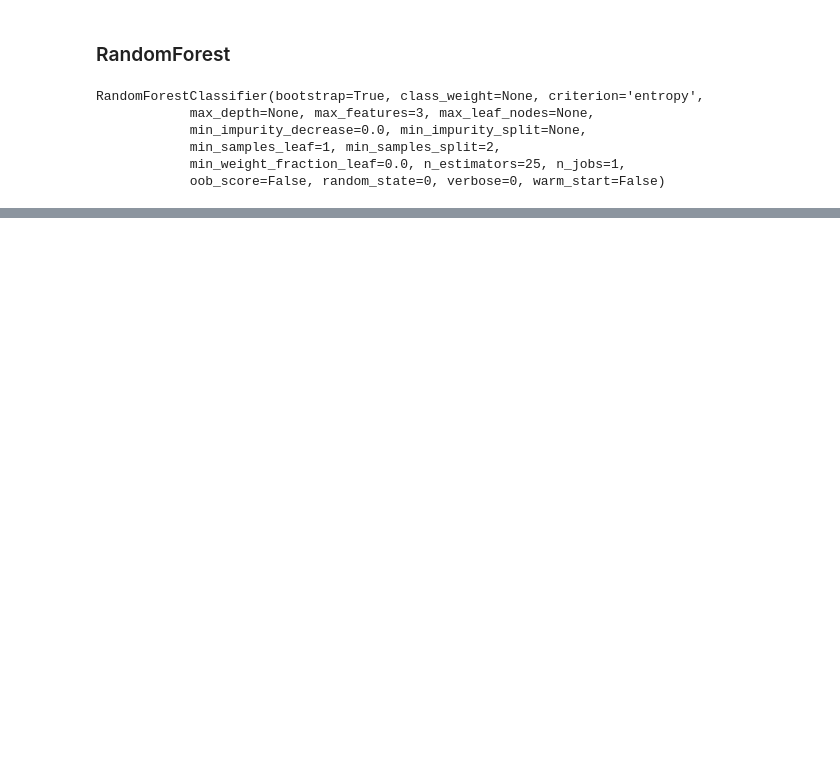
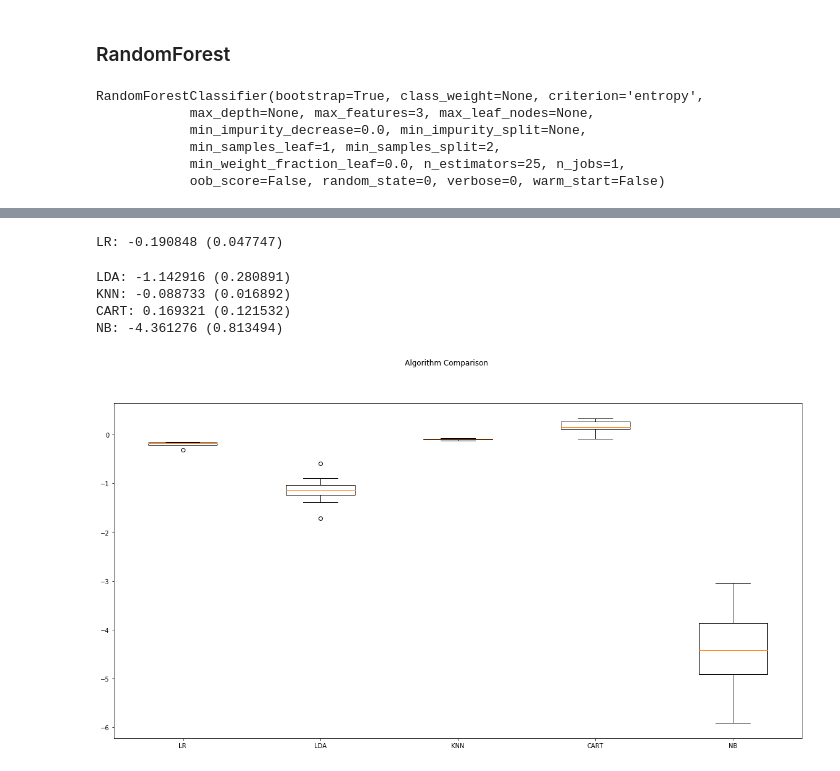
Before and after one commit to aahana-khajanchi/AdavancedDataScience-1, a Jupyter notebook: Assignment2/Part 4 - Prediction algorithms/PredictionAlgo-Copy1.ipynb, the cells around one changed output, grey strips where cells are left out. Saved outputs shown, nothing was run; the diff lists cells and outputs as text; code cells hidden in the pictures; blank space fills up the shorter version.

```diff
--- a/Assignment2/Part 4 - Prediction algorithms/PredictionAlgo-Copy1.ipynb
+++ b/Assignment2/Part 4 - Prediction algorithms/PredictionAlgo-Copy1.ipynb
@@ -629,0 +676,13 @@ array([[ 0,  1,  1, ...,  0,  0,  0],
+# %%
+# design network
+model = Sequential()
+model.add(LSTM(50, input_shape=(train_X.shape[1], train_X.shape[2])))
+model.add(Dense(1))
+model.compile(loss='mae', optimizer='adam')
+# fit network
+history = model.fit(train_X, train_y, epochs=10, batch_size=12, validation_data=(test_X, test_y), verbose=2, shuffle=False)
+# plot history
+plt.plot(history.history['loss'], label='train')
+plt.plot(history.history['val_loss'], label='test')
+plt.legend()
+plt.show()
@@ -629,0 +708,6 @@ array([[ 0,  1,  1, ...,  0,  0,  0],
+# %%
+validation_size = 0.20
+X = data[my_cols].values
+y = data['Appliances']
+seed = 7
+X_train, X_validation, Y_train, Y_validation = model_selection.train_test_split(X, y, test_size=validation_size, random_state=seed)
@@ -629,0 +717,34 @@ array([[ 0,  1,  1, ...,  0,  0,  0],
+# %%
+models = []
+models.append(('LR', LogisticRegression()))
+models.append(('LDA', LinearDiscriminantAnalysis()))
+models.append(('KNN', KNeighborsClassifier()))
+models.append(('CART', DecisionTreeClassifier()))
+models.append(('NB', GaussianNB()))
+models.append(('SVM', SVC()))
+# evaluate each model in turn
+results = []
+names = []
+for name, model in models:
+    kfold = model_selection.KFold(n_splits=10, random_state=seed)
+    cv_results = model_selection.cross_val_score(model, X_train, Y_train, cv=kfold, scoring='r2')
+    results.append(cv_results)
+    names.append(name)
+    msg = "%s: %f (%f)" % (name, cv_results.mean(), cv_results.std())
+    print(msg)
+# %% [output]
+LR: -0.190848 (0.047747)
+LDA: -1.142916 (0.280891)
+KNN: -0.088733 (0.016892)
+CART: 0.169321 (0.121532)
+NB: -4.361276 (0.813494)
+# %%
+# Compare Algorithms
+fig = plt.figure(figsize=(20,10))
+fig.suptitle('Algorithm Comparison')
+ax = fig.add_subplot(111)
+plt.boxplot(results)
+ax.set_xticklabels(names)
+plt.show()
+# %% [output]
+[figure, added]
```
Also changed, not shown: parts of 30 cells of this notebook, 2 other files.
